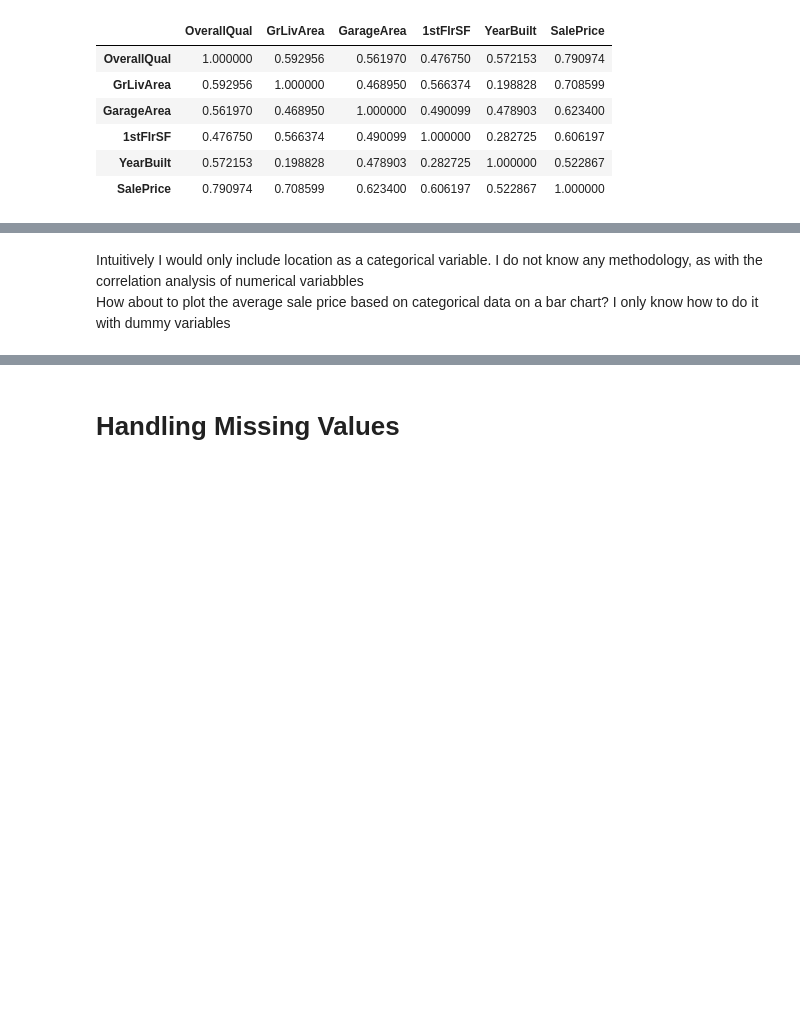
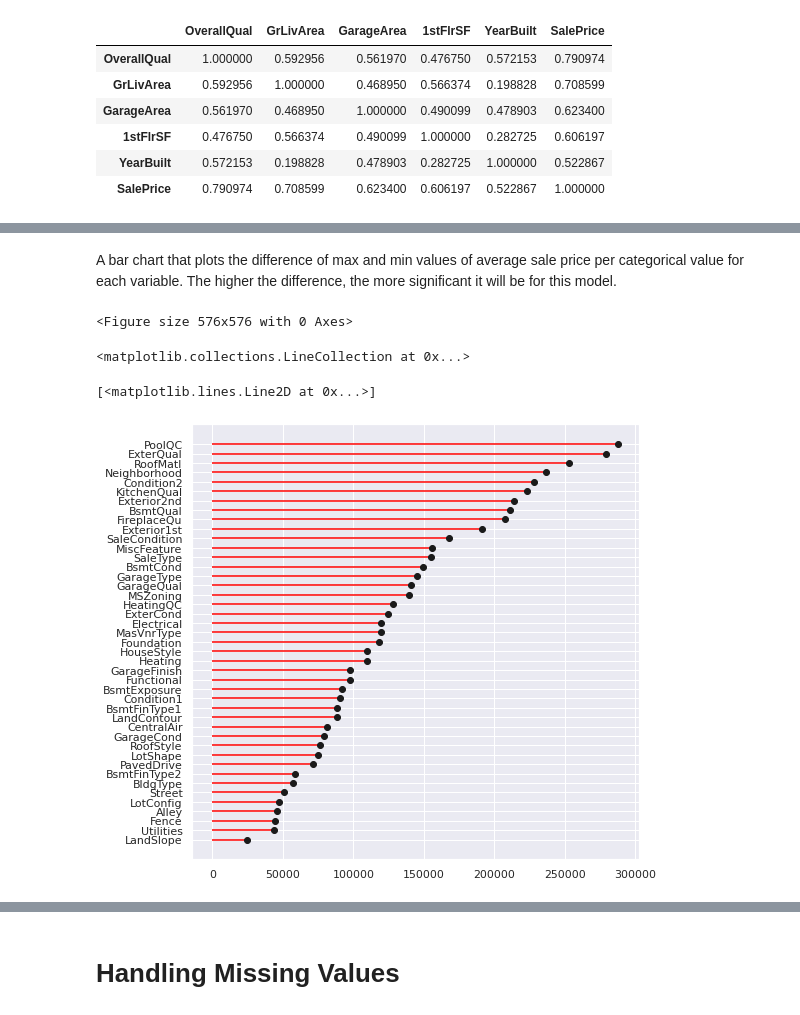
Before and after one commit to yasinfahmy/Real-Estate-Price, a Jupyter notebook: Data_Exploration.ipynb, the cells around one changed output, grey strips where cells are left out. Saved outputs shown, nothing was run; the diff lists cells and outputs as text; code cells hidden in the pictures; blank space fills up the shorter version.

```diff
--- a/Data_Exploration.ipynb
+++ b/Data_Exploration.ipynb
@@ -17,4 +48,5 @@ InteractiveShell.ast_node_interactivity = 'all'
 pd.set_option('display.max_columns', None)
 pd.set_option('display.max_rows', 81)
 # %%
-url = 'https://raw.githubusercontent.com/Elnisa/nisa/main/train.csv'
+train = pd.read_csv('https://raw.githubusercontent.com/Elnisa/nisa/main/train.csv')
+test = pd.read_csv('https://raw.githubusercontent.com/Elnisa/nisa/main/test.csv')
@@ -204,3 +247,30 @@ for col_name in cat_vars: # string_columns for all, cat_vars for subset of inter
-# %% [markdown]
-Intuitively I would only include location as a categorical variable. I do not know any methodology, as with the correlation analysis of numerical variabbles <br>
-How about to plot the average sale price based on categorical data on a bar chart? I only know how to do it with dummy variables
+# %% [markdown]
+A bar chart that plots the difference of max and min values of average sale price per categorical value for each variable. The higher the difference, the more significant it will be for this model.
+# %%
+var = np.array([])
+diff = np.array([])
+
+string_columns = list(train.select_dtypes(include='object'))
+
+for col in string_columns:
+  ds = train.groupby(col)['SalePrice'].mean().sort_values()
+  var = np.append(var, col)
+  diff = np.append(diff, ds.max()-ds.min())
+
+#Create DataSeries and sort it
+result = pd.Series(data=diff, index=var)
+result = result.sort_values()
+
+#Split DataSeries into two
+x = pd.Series(result.index)
+y = pd.Series(result.values)
+# %%
+plt.figure(figsize=(8,8))
+plt.hlines(y =x, xmin=0, xmax=y, color='red')
+plt.plot(y, x, 'o', color='k')
+plt.show()
+# %% [output]
+<Figure size 576x576 with 0 Axes>
+<matplotlib.collections.LineCollection at 0x...>
+[<matplotlib.lines.Line2D at 0x...>]
+[figure, added]
```
Also changed, not shown: parts of 54 cells of this notebook.
